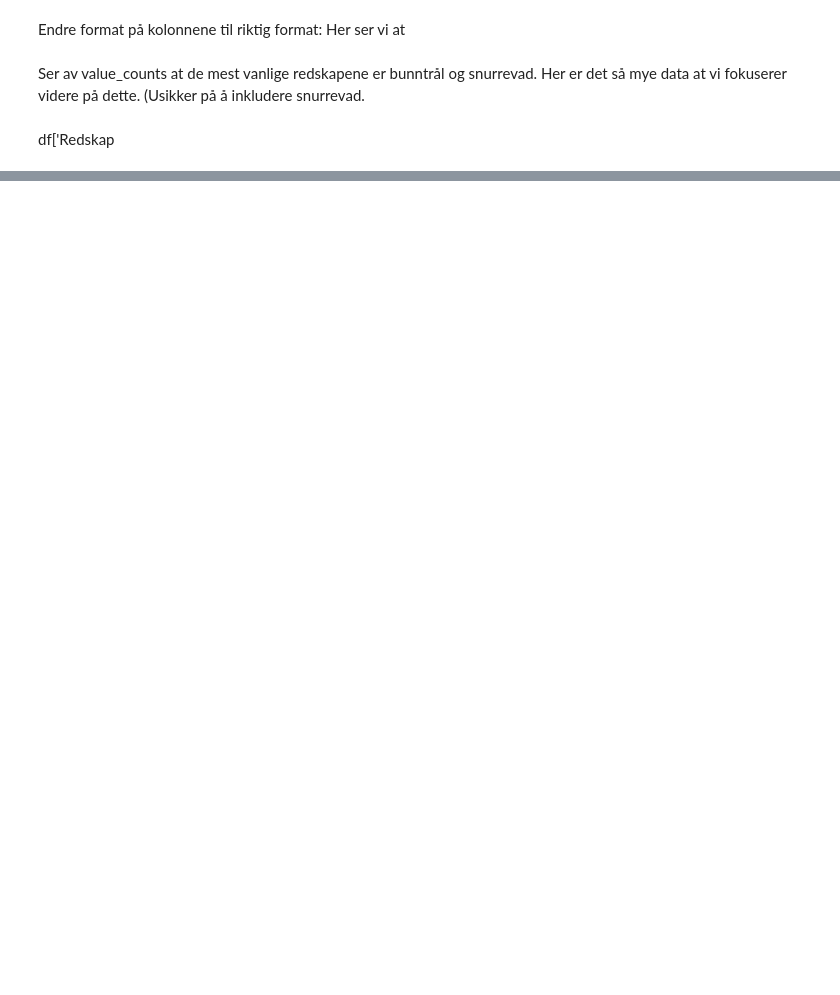
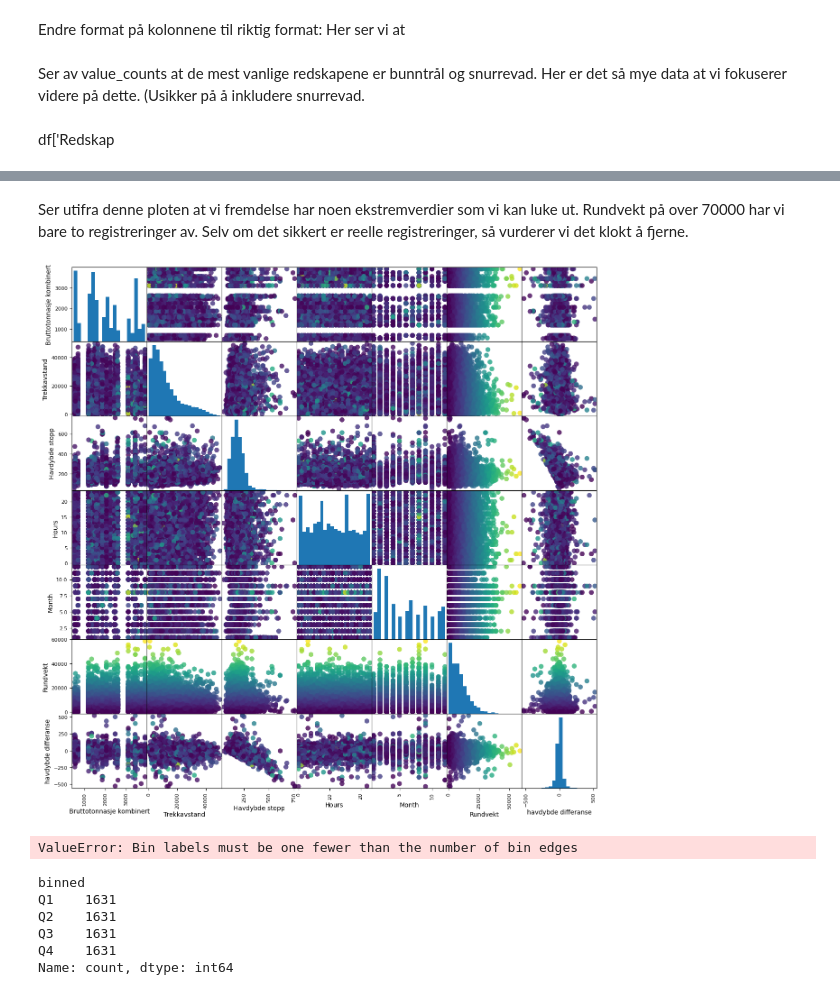
Before and after one commit to tmongstad/INFO284, a Jupyter notebook: Samlet_modell_2.ipynb, the cells around one changed output, grey strips where cells are left out. Cells and saved outputs as stored; diff of their text form; code cells hidden in the pictures; blank space fills up the shorter version.

Commit message:
Fått inn alt frem til clustering. Se over MLP

```diff
--- a/Samlet_modell_2.ipynb
+++ b/Samlet_modell_2.ipynb
@@ -765,0 +820,30 @@ Vi har valgt å prøve KNNClassifier, for å klassifisere fangsten. Når vi bruk
+# %% [markdown]
+Ser utifra denne ploten at vi fremdelse har noen ekstremverdier som vi kan luke ut.
+Rundvekt på over 70000 har vi bare to registreringer av. Selv om det sikkert er reelle registreringer, så vurderer vi det klokt å fjerne.
+# %%
+cleaned_df = cleaned_df[cleaned_df['Rundvekt'] < 70000]
+plot_frame = cleaned_df[all_features]
+grr = pd.plotting.scatter_matrix(
+    plot_frame, c=plot_frame['Rundvekt'], figsize=(15, 15), marker='o', hist_kwds={'bins':20}, s=60, alpha=.8
+    )
+# %% [output]
+[figure, added]
+# %%
+# Binne target etter den logaritmiske kurven.
+cleaned_df['log_Rundvekt'] = np.log1p(cleaned_df['Rundvekt'])  # Log-transform
+cleaned_df['binned'] = pd.cut(cleaned_df['log_Rundvekt'], bins=4, labels=labels)
+cleaned_df['binned'].value_counts()
+# %% [output]
+ValueError: Bin labels must be one fewer than the number of bin edges
+# %%
+num_bins = 4  # For example, to create quartiles
+labels = ['Q1', 'Q2', 'Q3', 'Q4']  # Labels for quartiles
+cleaned_df['binned'] = pd.qcut(cleaned_df['Rundvekt'], q=num_bins, labels=labels)
+cleaned_df['binned'].value_counts()
+# %% [output]
+binned
+Q1    1631
+Q2    1631
+Q3    1631
+Q4    1631
+Name: count, dtype: int64
```
Also changed, not shown: parts of 44 cells of this notebook.
